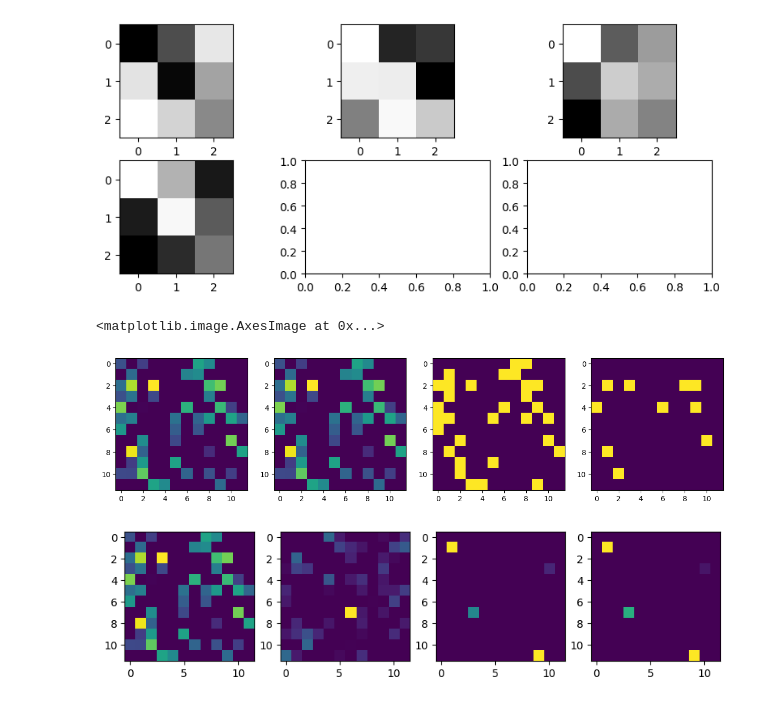
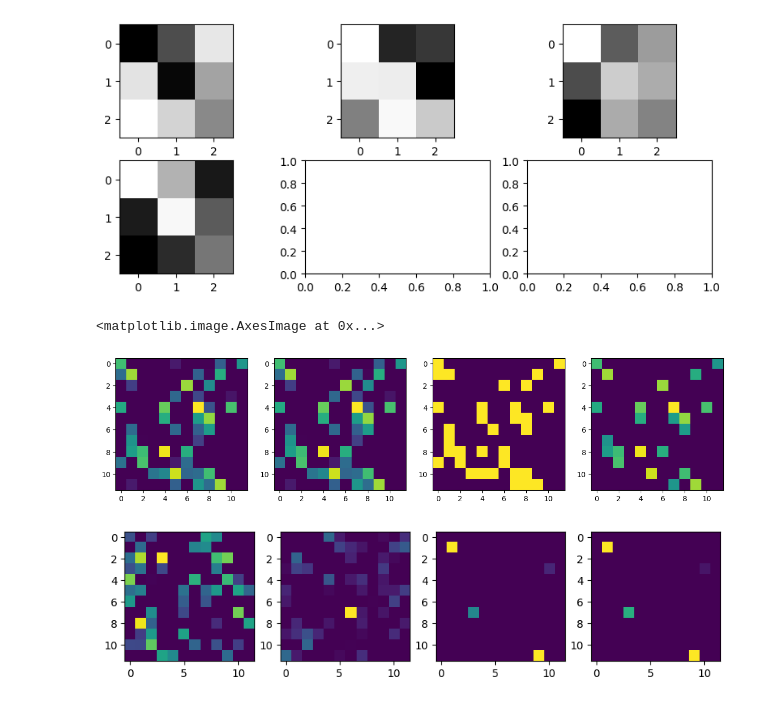
Before and after one commit to jbrneto/cnn-dosimetry, a Jupyter notebook: Generalization.ipynb, the cells around one changed output. Cells and saved outputs as stored; diff of their text form; code cells hidden in the pictures.

```diff
--- a/Generalization.ipynb
+++ b/Generalization.ipynb
@@ -360,30 +650,33 @@ axarr[1,0].imshow(percented[:,:,0,0], cmap='gray')
 [figure]
 # %%
 th = 26.29
-thpercent = 0.03
+thpercent = 0.5
 
-fig, axarr = plt.subplots(1, 4, figsize=(15, 4))
+mmat = np.reshape(np.resize(meanst1all[10][0], (144)), (12, 12))
 
-mmat = np.reshape(np.resize(meanst1[10][0], (144)), (12, 12))
-
-percented = (meanst1[10][0].numpy() / meanst1[10][0].numpy().sum())
+percented = (meanst1all[10][0].numpy() / meanst1all[10][0].numpy().max()) # sum
 mmat2 = np.reshape(np.resize(percented, (144)), (12, 12))
 
 mmat3 = mmat.copy()
 mmat3[mmat <= th] = 0
 mmat3[mmat > th] = 1
 
 mmat4 = mmat2.copy()
 mmat4[mmat2 <= thpercent] = 0
-mmat4[mmat2 > thpercent] = 1
+#mmat4[mmat2 > thpercent] = 1
 
+mmat5 = mmat2.copy()
+mmat5[mmat2 <= thpercent] = 0
+
+fig, axarr = plt.subplots(1, 4, figsize=(15, 5))
 axarr[0].imshow(mmat)
 axarr[1].imshow(mmat2)
 axarr[2].imshow(mmat3)
 axarr[3].imshow(mmat4)
+axarr[3].imshow(mmat5)
 # %% [output]
 <matplotlib.image.AxesImage at 0x...>
-[figure, old version]
+[figure, new version]
 # %%
 fig, axarr = plt.subplots(1, 4, figsize=(10, 4))
 mat1 = np.reshape(np.resize(meanst1[10][0], (144)), (12, 12))
```
Also changed, not shown: parts of 110 cells of this notebook.
